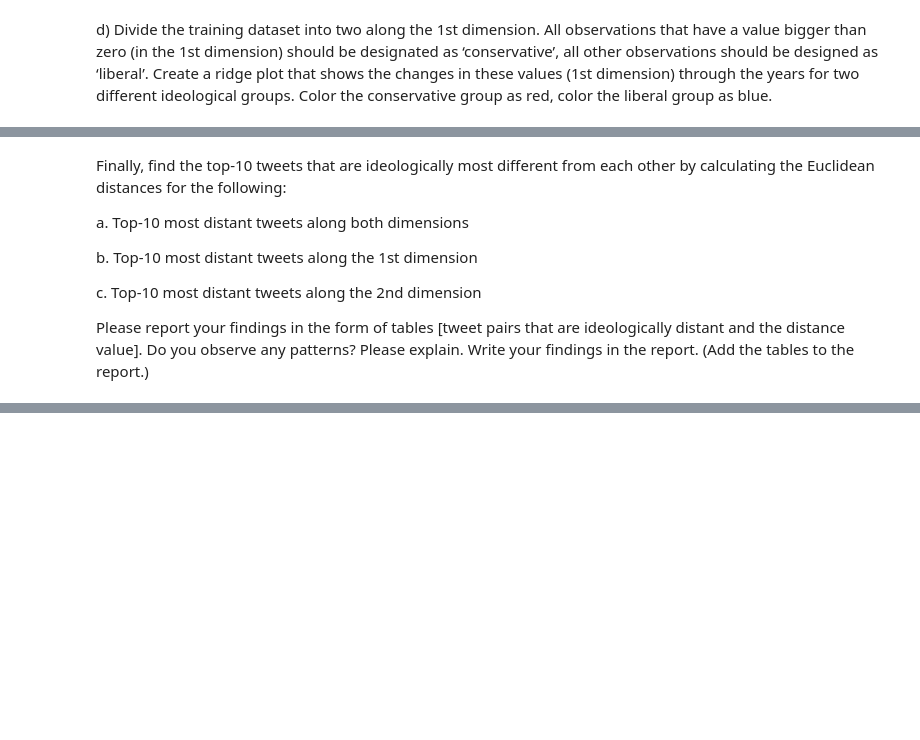
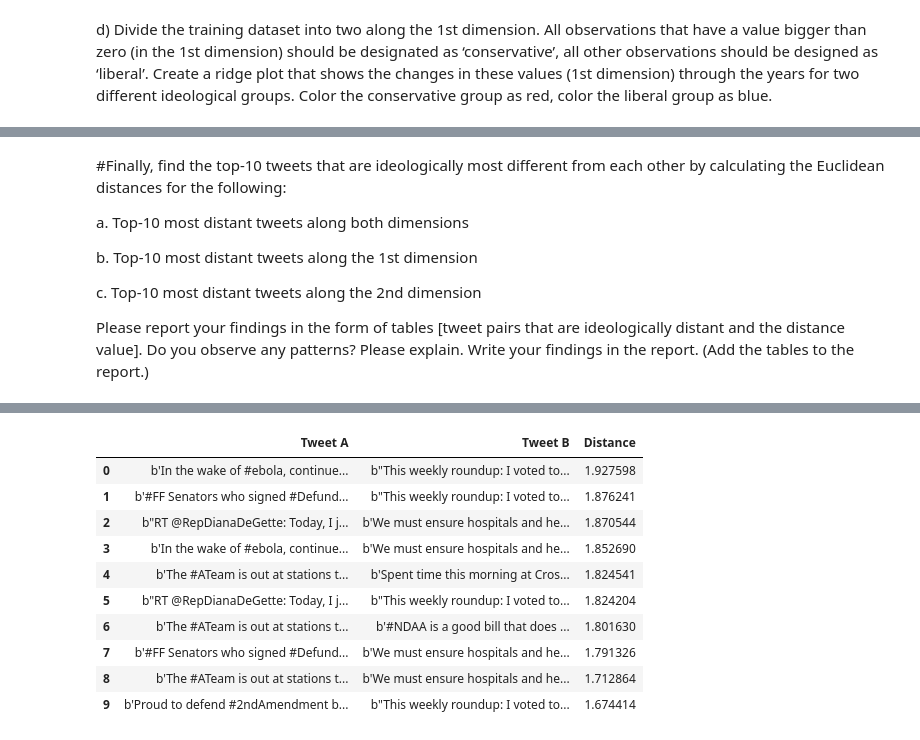
Before and after one commit to justinjli2004-sketch/spring2026, a Jupyter notebook: miniproject/Project_Code.ipynb, the cells around one changed output, grey strips where cells are left out. Saved outputs shown, nothing was run; the diff lists cells and outputs as text; code cells hidden in the pictures; blank space fills up the shorter version.

Commit message:
finished last part of Part A. will pivot to analysis next.

```diff
--- a/miniproject/Project_Code.ipynb
+++ b/miniproject/Project_Code.ipynb
@@ -287,5 +290,5 @@ plt.show()
 # %% [markdown]
-Finally, find the top-10 tweets that are ideologically most different from each other by calculating
+#Finally, find the top-10 tweets that are ideologically most different from each other by calculating
 the Euclidean distances for the following:
 
 a. Top-10 most distant tweets along both dimensions
@@ -297,3 +300,59 @@ c. Top-10 most distant tweets along the 2nd dimension
 Please report your findings in the form of tables [tweet pairs that are ideologically distant and the
 distance value]. Do you observe any patterns? Please explain. Write your findings in the report.
 (Add the tables to the report.)
+# %%
+# part a, I suppose - note that this was done after b and c.
+
+# Taking a Convex Hull approach - https://www.geeksforgeeks.org/dsa/convex-hull-algorithm/
+
+# as, well, I really really don't want to
+
+from scipy.spatial import ConvexHull
+
+points = tweet_data.loc[0:,'dim1_nominate':'dim2_nominate'].values
+index = tweet_data.index.values
+print(points.shape)
+hull = ConvexHull(points)
+
+pairs = []
+#print(hull.vertices)
+hull_points = points[hull.vertices]
+print(hull_points)
+hull_index = index[hull.vertices]
+n = len(hull_points)
+
+#essentially we go along the most distant parts of the hull to find which 'most distant' points are the most distant from each other.
+#Due to the different approach I took with (a) (Convex Hull vs. simply ranking and taking the top 10 and bottom 10) this might produce more interesting results than with b/c.
+print(n)
+for i in range(n):
+    for j in range(i+1, n):
+        d = np.linalg.norm(hull_points[i] - hull_points[j])
+        pairs.append((d, hull_index[i], hull_index[j]))
+
+pairs.sort(reverse=True, key = lambda pairs: pairs[0])
+top10 = pairs[:10]
+print(top10)
+table = pd.DataFrame()
+print(len(top10))
+
+print('----------------------------')
+
+for pair in top10:
+    print(pair[0])
+    tweet_a = tweet_data.iloc[[pair[1]]]['full_text'].values
+    tweet_b = tweet_data.iloc[[pair[2]]]['full_text'].values
+    print(tweet_a)
+    print(tweet_b)
+    print('----------------------------')
+    new_row = pd.DataFrame(
+    {
+    'Tweet A':tweet_a,
+    'Tweet B':tweet_b,
+    'Distance':pair[0],
+    }
+    ).reset_index(drop=True)
+    print(new_row)
+    table = pd.concat((table, new_row), axis = 0, ).reset_index(drop=True)
+
+table
+# %% [output]
@@ -300,3 +376,14 @@ distance value]. Do you observe any patterns? Please explain. Write your finding
+|  | Tweet A | Tweet B | Distance |
+| 0 | b'In the wake of #ebola, continue... | b"This weekly roundup: I voted to... | 1.927598 |
+| 1 | b'#FF Senators who signed #Defund... | b"This weekly roundup: I voted to... | 1.876241 |
+| 2 | b"RT @RepDianaDeGette: Today, I j... | b'We must ensure hospitals and he... | 1.870544 |
+| 3 | b'In the wake of #ebola, continue... | b'We must ensure hospitals and he... | 1.852690 |
+| 4 | b'The #ATeam is out at stations t... | b'Spent time this morning at Cros... | 1.824541 |
+| 5 | b"RT @RepDianaDeGette: Today, I j... | b"This weekly roundup: I voted to... | 1.824204 |
+| 6 | b'The #ATeam is out at stations t... | b'#NDAA is a good bill that does ... | 1.801630 |
+| 7 | b'#FF Senators who signed #Defund... | b'We must ensure hospitals and he... | 1.791326 |
+| 8 | b'The #ATeam is out at stations t... | b'We must ensure hospitals and he... | 1.712864 |
+| 9 | b'Proud to defend #2ndAmendment b... | b"This weekly roundup: I voted to... | 1.674414 |
 # %%
 # Handling part b and c first, since it's actually easier that way:
 
```
Also changed, not shown: parts of 12 cells of this notebook.
